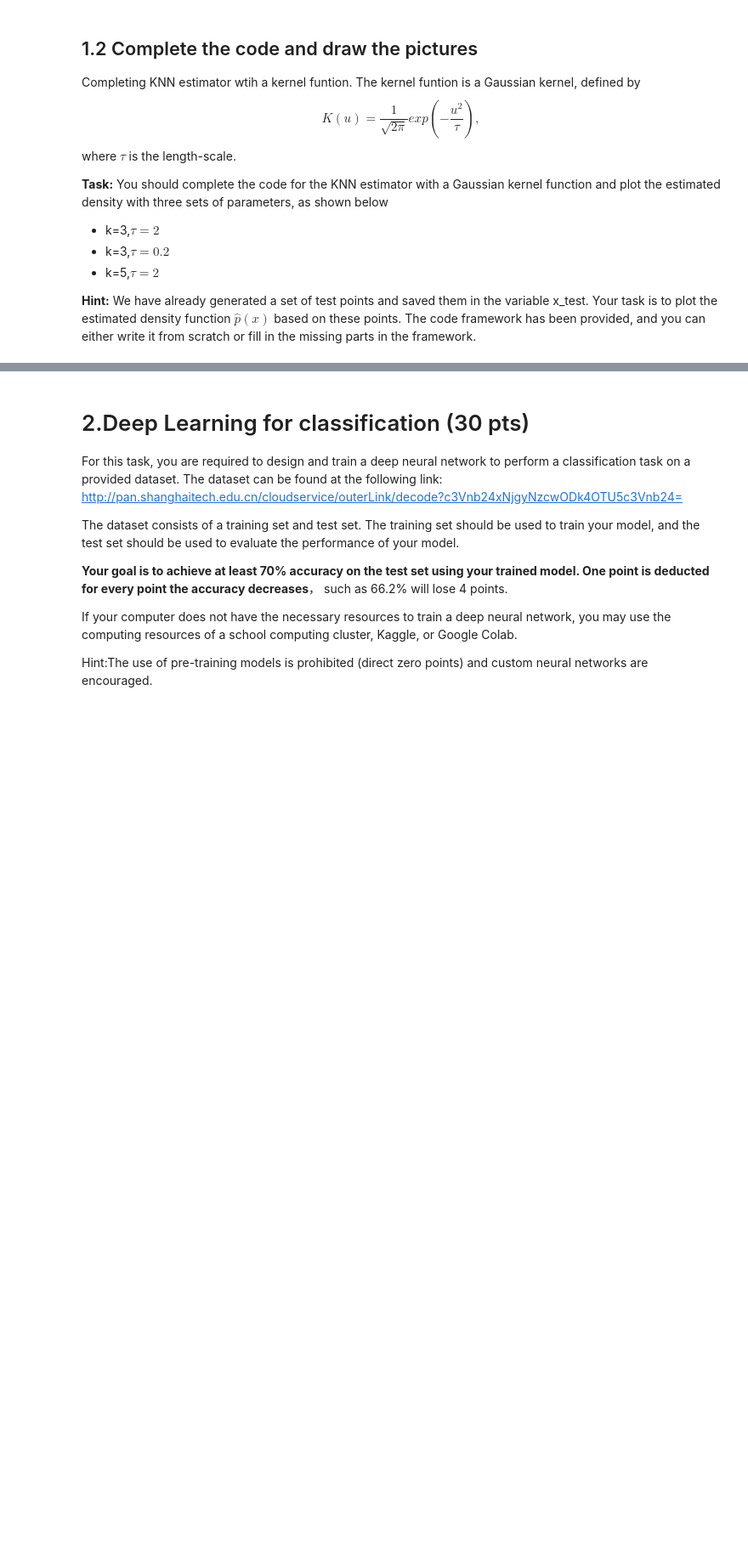
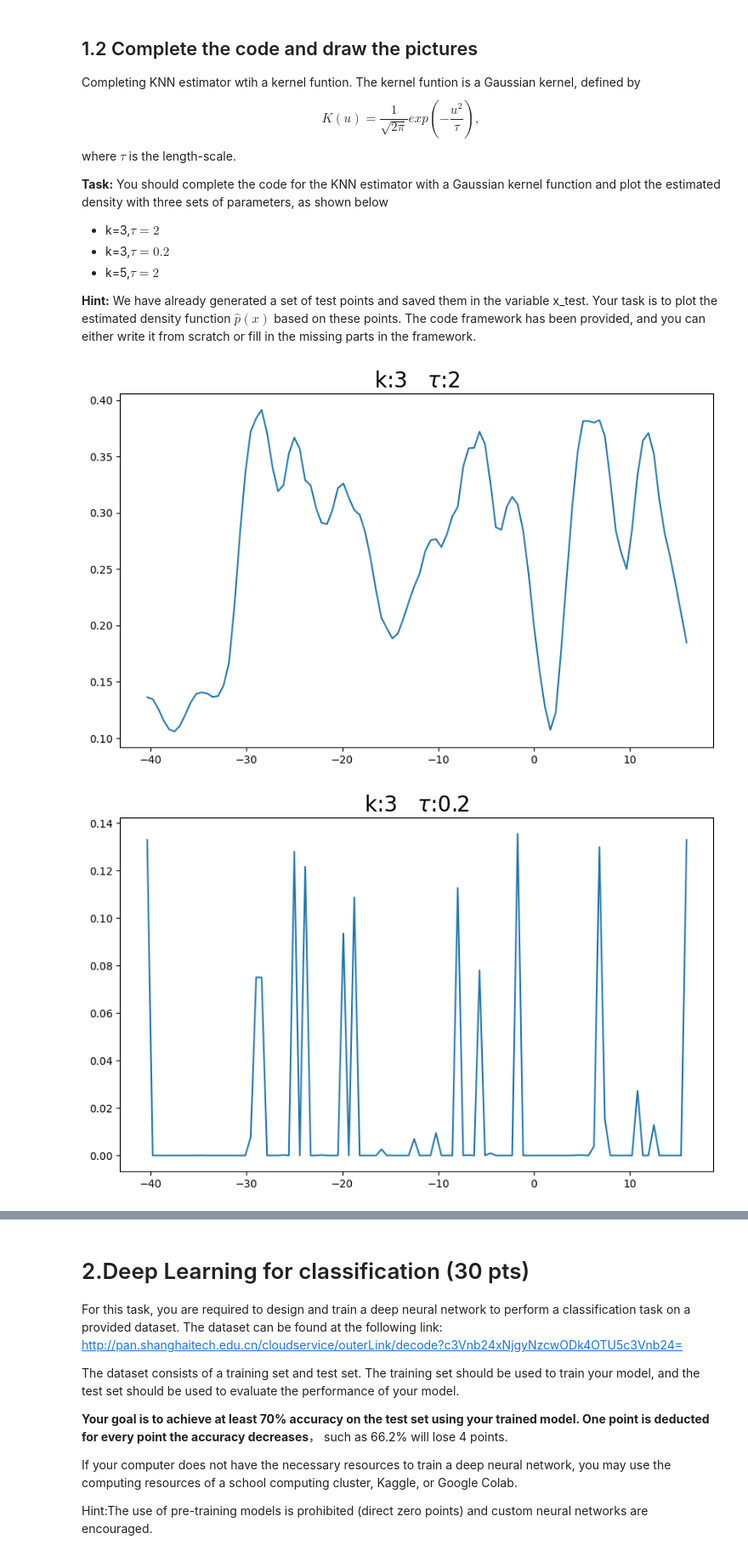
Before and after one commit to AuthorityWang/ShanghaiTech-CS182HW, a Jupyter notebook: CS182-HW5/HW5_coding/Hw5_coding.ipynb, the cells around one changed output, grey strips where cells are left out. Shown: that part at 85% size. Drawn from its saved outputs; the diff is of its cells as text; code cells hidden in the pictures; blank space fills up the shorter version.

```diff
--- a/CS182-HW5/HW5_coding/Hw5_coding.ipynb
+++ b/CS182-HW5/HW5_coding/Hw5_coding.ipynb
@@ -36,34 +34,74 @@ where $\tau$ is the length-scale.
+# %%
+##########################
+#Define your KNN estimator
+#########################
+class KNNKernelEstimator:
+    def __init__(self, k, tau):
+        self.k = k
+        self.tau = tau
+
+    def K(self, u):
+        return (1 / np.sqrt(2 * np.pi)) * np.exp(-u ** 2 / self.tau)
+
+    def fit(self, train):
+        self.train = train.reshape(-1)
+
+    def predict(self, test):
+        # print([x for i in range(len(self.train))])
+        pred = []
+        test = test.reshape(-1)
+        for x in test:
+            # calculate the distance between x and all the training points
+            dist = [np.abs(x - self.train[i]) / self.tau for i in range(len(self.train))]
+            # sort the distance
+            dist.sort()
+            # add the sum of k nearest neighbors to the prediction
+            KN = [dist[i] for i in range(self.k)]
+            sum = 0
+            for i in KN:
+                sum += self.K(i)
+            pred.append(sum / self.k)
+        return np.array(pred)
 # %%
 k=3
 tau=2
 ##################
 #Fill in the blanks by your code or using following template
-# kke = KNNKernelEstimator(k,tau)
-# kke.fit(x_trian)
-# predict_x = kke.predict(x_test)
+kke = KNNKernelEstimator(k,tau)
+kke.fit(x_trian)
+predict_x = kke.predict(x_test)
 ###################
 
 plt.figure(figsize=(10,6))
 plt.plot(x_test,predict_x)
 plt.title("k:"+str(k)+r"   $\tau$:"+str(tau),fontsize=20)
 plt.show()
 
 k=3
 tau=0.2
 ##################
 #Fill in the blanks by your code
+kke = KNNKernelEstimator(k,tau)
+kke.fit(x_trian)
+predict_x = kke.predict(x_test)
 ###################
 plt.figure(figsize=(10,6))
 plt.plot(x_test,predict_x)
 plt.title("k:"+str(k)+r"   $\tau$:"+str(tau),fontsize=20)
 plt.show()
 
 k=5
 tau=2
 ##################
 #Fill in the blanks by your code
+kke = KNNKernelEstimator(k,tau)
+kke.fit(x_trian)
+predict_x = kke.predict(x_test)
 ###################
 plt.figure(figsize=(10,6))
 plt.plot(x_test,predict_x)
 plt.title("k:"+str(k)+r"   $\tau$:"+str(tau),fontsize=20)
 plt.show()
+# %% [output]
+[figure, added]
+[figure, added]
```
Also changed, not shown: parts of 5 cells of this notebook, 1 other file.
